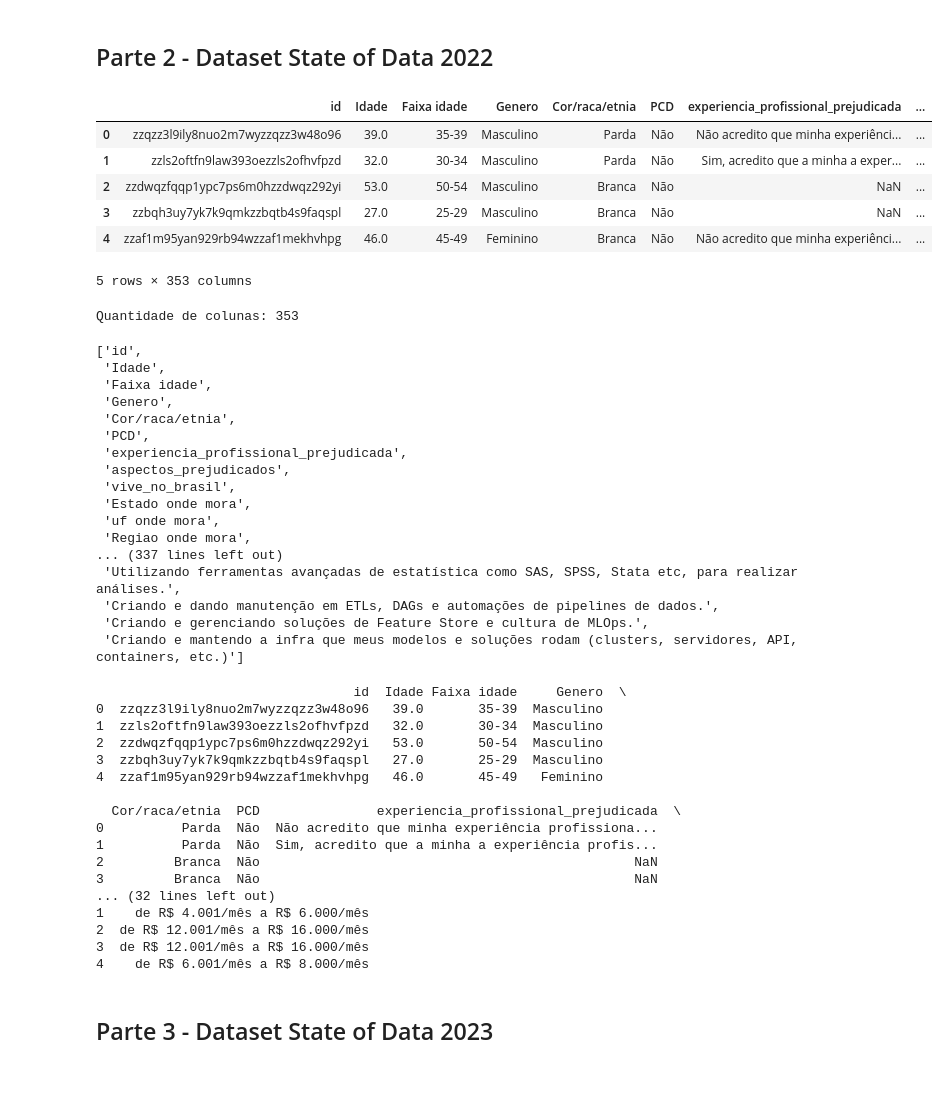
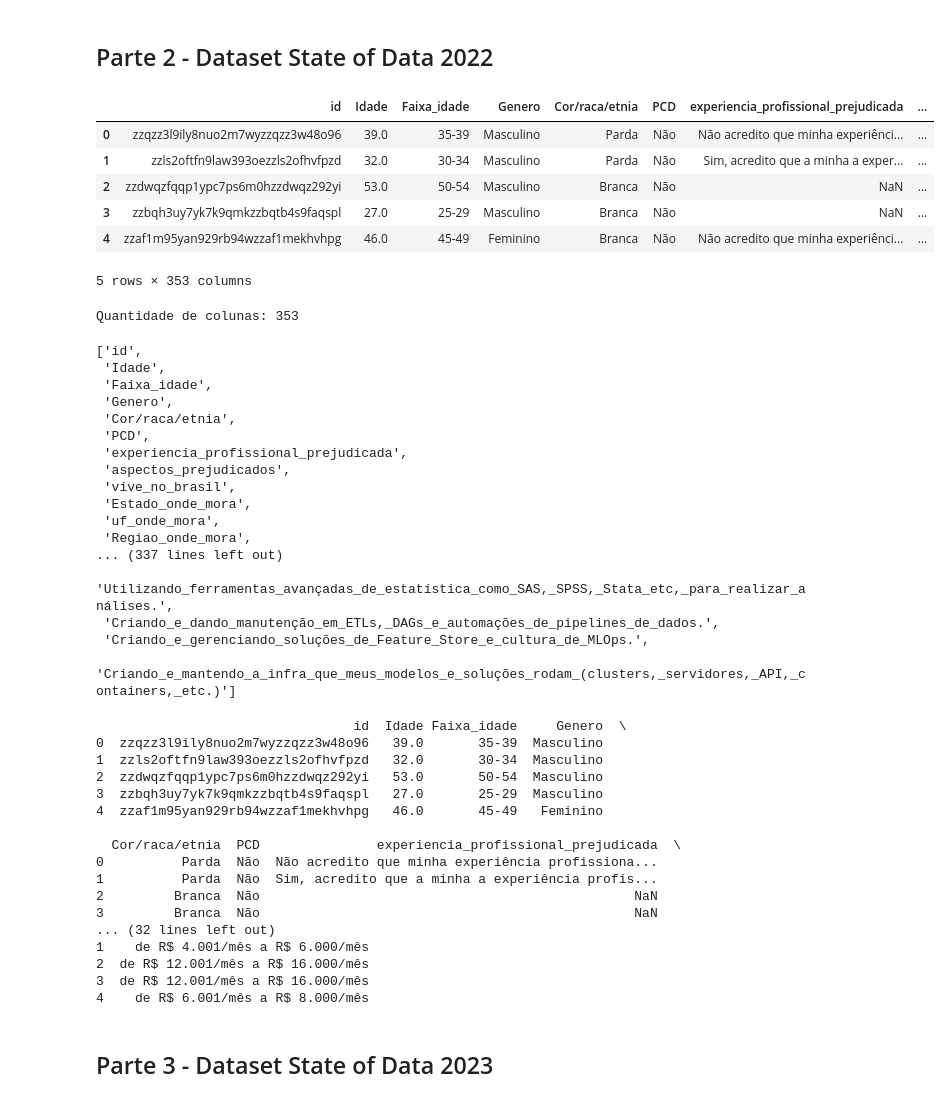
Before and after one commit to chaves08r/Projeto-final, a Jupyter notebook: analise-exploratoria/ProjetoFinal.ipynb, the cells around one changed output. Cells and saved outputs as stored; diff of their text form; code cells hidden in the pictures.

```diff
--- a/analise-exploratoria/ProjetoFinal.ipynb
+++ b/analise-exploratoria/ProjetoFinal.ipynb
@@ -21,10 +21,10 @@ csv_filename = 'State of Data 2021 - Dataset - Pgina1.csv'
 with zipfile.ZipFile(zip_path, 'r') as z:
     # Ler o arquivo CSV diretamente do ZIP
     with z.open(csv_filename) as f:
-        df_data_2021 = pd.read_csv(f)
+        df_novo_2021 = pd.read_csv(f)
 
 # Exibir as primeiras linhas do DataFrame para confirmar
-print(df_data_2021.head())
+print(df_novo_2021.head())
 # %% [output]
                        ('P0', 'id')  ('P1_a ', 'Idade')  \
 0  qkx4q0ei90wcjxnqkx4q0j3xgf0zn13s                38.0
@@ -46,6 +47,6 @@ print(df_data_2021.head())
 # %%
 #visulizando o nome de todas as colunas
-for column in df_data_2021.columns:
+for column in df_novo_2021.columns:
     print(column)
 # %% [output]
 ('P0', 'id')
@@ -72,9 +73,9 @@ def renameColumn(column):
     parts[3] = parts[3].replace('?', '')
     return parts[3]
 
-df_data_2021.columns = df_data_2021.columns.map(renameColumn)
+df_novo_2021.columns = df_novo_2021.columns.map(renameColumn)
 
-df_data_2021.head()
+df_novo_2021.head()
 # %% [output]
 |  | id | Idade | Faixa_idade | Genero | Estado_onde_mora | uf_onde_mora | Regiao_onde_mora | ... |
 | 0 | qkx4q0ei90wcjxnqkx4q0j3xgf0zn13s | 38.0 | 35-39 | Masculino | Ceará (CE) | CE | Nordeste | ... |
@@ -85,7 +86,7 @@ df_data_2021.head()
 5 rows × 356 columns
 # %%
 #visulizando o nome de todas as colunas
-for column in df_data_2021.columns:
+for column in df_novo_2021.columns:
     print(column)
 # %% [output]
 id
@@ -152,17 +153,19 @@ df_data_2021.to_csv(csv_file, index=False)
 # %%
 # prompt: leia o arquivo state_of_data_2022.csv para um dataframe
 
-df_data_22 = pd.read_csv('../datasets/sem-tratamento/State_of_data_2022.csv')
+df_data_2022 = pd.read_csv('../datasets/sem-tratamento/State_of_data_2022.csv')
 
 def renameColumn(column):
     parts = column.split('\'')
+    parts[3] = parts[3].replace(' ', '_')
+    parts[3] = parts[3].replace('?', '')
     return parts[3]
 
-df_data_22.columns = df_data_22.columns.map(renameColumn)
+df_data_2022.columns = df_data_2022.columns.map(renameColumn)
 
-df_data_22.head()
+df_data_2022.head()
 # %% [output]
-|  | id | Idade | Faixa idade | Genero | Cor/raca/etnia | PCD | experiencia_profissional_prejudicada | ... |
+|  | id | Idade | Faixa_idade | Genero | Cor/raca/etnia | PCD | experiencia_profissional_prejudicada | ... |
 | 0 | zzqzz3l9ily8nuo2m7wyzzqzz3w48o96 | 39.0 | 35-39 | Masculino | Parda | Não | Não acredito que minha experiênci... | ... |
 | 1 | zzls2oftfn9law393oezzls2ofhvfpzd | 32.0 | 30-34 | Masculino | Parda | Não | Sim, acredito que a minha a exper... | ... |
 | 2 | zzdwqzfqqp1ypc7ps6m0hzzdwqz292yi | 53.0 | 50-54 | Masculino | Branca | Não | NaN | ... |
@@ -177,47 +180,47 @@ print(f'Quantidade de colunas: {num_colunas}')
 # %% [output]
 Quantidade de colunas: 353
 # %%
-df_data_22.columns.tolist()
+df_data_2022.columns.tolist()
 # %% [output]
 ['id',
  'Idade',
- 'Faixa idade',
+ 'Faixa_idade',
  'Genero',
  'Cor/raca/etnia',
  'PCD',
  'experiencia_profissional_prejudicada',
  'aspectos_prejudicados',
  'vive_no_brasil',
- 'Estado onde mora',
- 'uf onde mora',
- 'Regiao onde mora',
+ 'Estado_onde_mora',
+ 'uf_onde_mora',
+ 'Regiao_onde_mora',
 ... (337 lines left out)
- 'Utilizando ferramentas avançadas de estatística como SAS, SPSS, Stata etc, para realizar análises.',
- 'Criando e dando manutenção em ETLs, DAGs e automações de pipelines de dados.',
- 'Criando e gerenciando soluções de Feature Store e cultura de MLOps.',
- 'Criando e mantendo a infra que meus modelos e soluções rodam (clusters, servidores, API, containers, etc.)']
+ 'Utilizando_ferramentas_avançadas_de_estatística_como_SAS,_SPSS,_Stata_etc,_para_realizar_análises.',
+ 'Criando_e_dando_manutenção_em_ETLs,_DAGs_e_automações_de_pipelines_de_dados.',
+ 'Criando_e_gerenciando_soluções_de_Feature_Store_e_cultura_de_MLOps.',
+ 'Criando_e_mantendo_a_infra_que_meus_modelos_e_soluções_rodam_(clusters,_servidores,_API,_containers,_etc.)']
 # %%
 # Listar as colunas que você deseja extrair
 colunas_desejadas = ['id',
                       'Idade',
-                      'Faixa idade',
+                      'Faixa_idade',
                       'Genero',
                       'Cor/raca/etnia',
                       'PCD',
                       'experiencia_profissional_prejudicada',
                       'aspectos_prejudicados',
                       'vive_no_brasil',
-                      'Estado onde mora',
-                      'uf onde mora',
-                      'Regiao onde mora',
-                      'Nivel de Ensino',
-                      'Área de Formação',
-                      'Cargo Atual',
+                      'Estado_onde_mora',
+                      'uf_onde_mora',
+                      'Regiao_onde_mora',
+                      'Nivel_de_Ensino',
+                      'Área_de_Formação',
+                      'Cargo_Atual',
                       'Nivel',
-                      'Faixa salarial']
+                      'Faixa_salarial']
 
 # Criar um novo DataFrame com as colunas desejadas
-df_novo_2022 = df_data_22[colunas_desejadas]
+df_novo_2022 = df_data_2022[colunas_desejadas]
 
 # Salvar o novo DataFrame como um arquivo CSV
 df_novo_2022.to_csv('../datasets/com-tratamento/df_data_2022.csv', index=False)
@@ -225,7 +228,7 @@ df_novo_2022.to_csv('../datasets/com-tratamento/df_data_2022.csv', index=False)
 # Exibir o novo DataFrame para confirmar
 print(df_novo_2022.head())
 # %% [output]
-                                 id  Idade Faixa idade     Genero  \
+                                 id  Idade Faixa_idade     Genero  \
 0  zzqzz3l9ily8nuo2m7wyzzqzz3w48o96   39.0       35-39  Masculino
 1  zzls2oftfn9law393oezzls2ofhvfpzd   32.0       30-34  Masculino
 2  zzdwqzfqqp1ypc7ps6m0hzzdwqz292yi   53.0       50-54  Masculino
```
Also changed, not shown: parts of 7 cells of this notebook, 1 other file.
